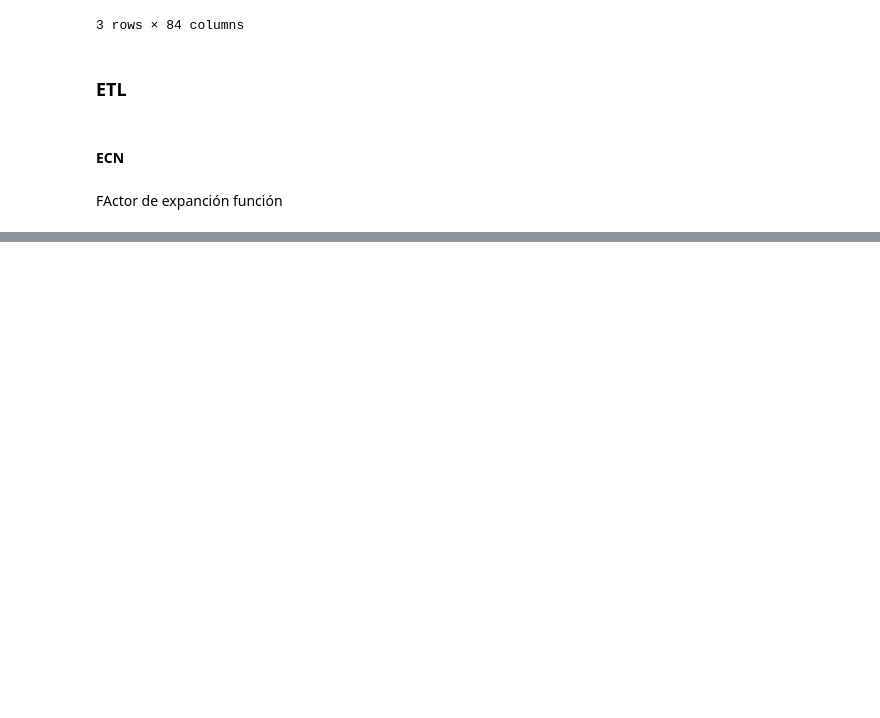
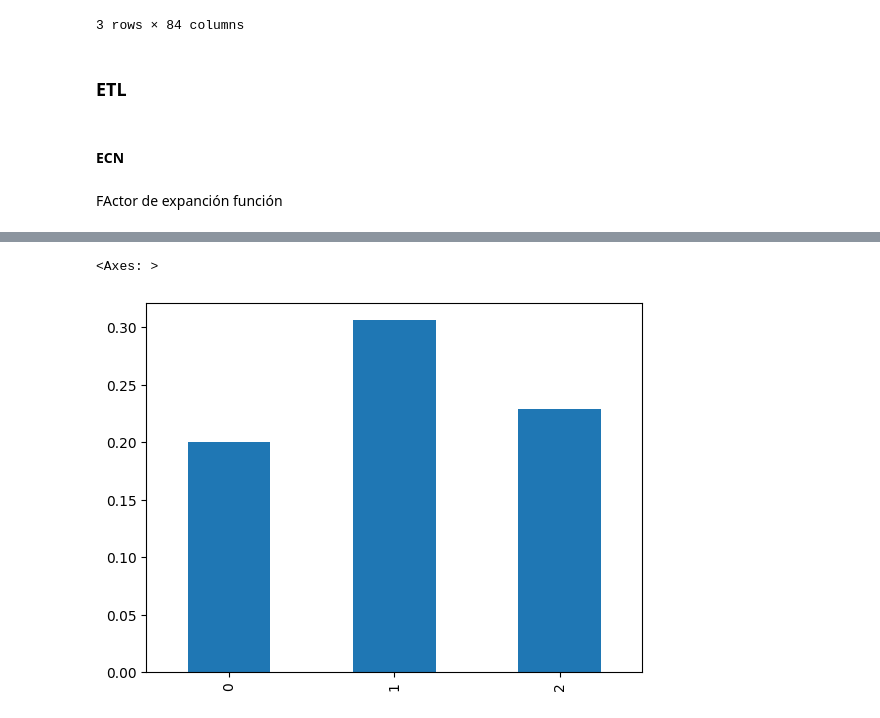
Before and after one commit to JuanParraG/dinamita-de-datos, a Jupyter notebook: Análisis de datos.ipynb, the cells around one changed output, grey strips where cells are left out. Drawn from its saved outputs; the diff is of its cells as text; code cells hidden in the pictures; blank space fills up the shorter version.

```diff
--- a/Análisis de datos.ipynb
+++ b/Análisis de datos.ipynb
@@ -276,0 +293,6 @@ ECN2022EXP = factor_exp(ECN2022, 'F.EXPANSIÓN')
+# %%
+#Comparativa  factores de incertidumbre para el aspecto de seguridad en clima de negocios mas afectados
+sector_normalizado["P18.11"].plot(kind="bar")
+# %% [output]
+<Axes: >
+[figure, added]
```
Also changed, not shown: parts of 22 cells of this notebook.
